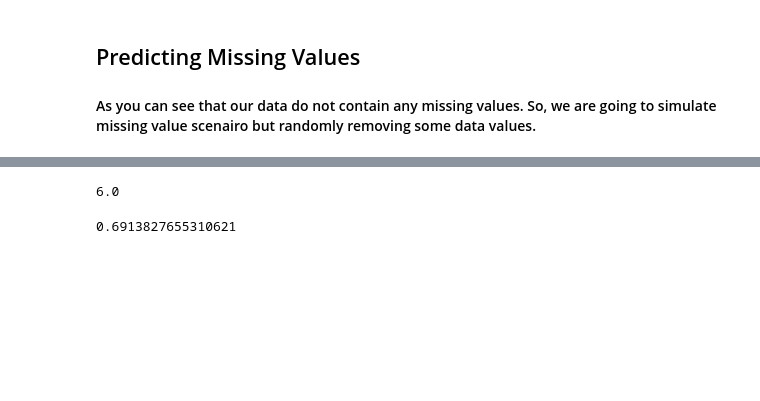
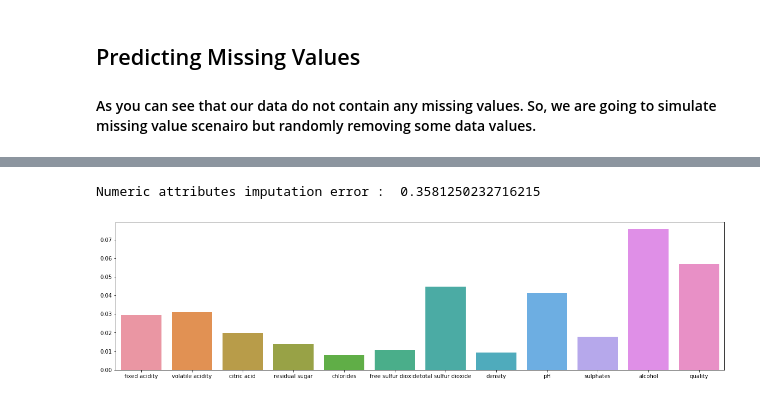
Before and after one commit to Praneethct/PredicitingMissingValues, a Jupyter notebook: wineQuality.ipynb, the cells around one changed output, grey strips where cells are left out. Saved outputs shown, nothing was run; the diff lists cells and outputs as text; code cells hidden in the pictures; blank space fills up the shorter version.

Commit message:
mean prediction

```diff
--- a/wineQuality.ipynb
+++ b/wineQuality.ipynb
@@ -135,4 +97,0 @@ error(yTest, predictions)
-# %%
-for i in range(100, 110):
-    print("Original Value : ", yTest[i])
-    print("Predicted Value : ", predictions[i])
@@ -186,8 +98,42 @@ def error(train, features, k):
-# %%
-predict(train, test[0][:-1], 30)
-# %% [output]
-6.0
-# %%
-error(train, test, 10)
-# %% [output]
-0.6913827655310621
+# %%
+def estimate_error_mean_mode(new_df, num_var, folds = 5, missing_ratio= 0.1):
+    num_error = {}
+    for i in num_var:
+        #Removing missing data
+        data = new_df[i].dropna().reset_index(drop = True)
+        #Scaling the data
+        minimum = min(data)
+        maximum = max(data)
+        transformed = (data - minimum) / (maximum - minimum)
+        org = transformed.copy()
+        error_temp = []
+        #Doings folds to get average error
+        for j in range(folds):
+            sample_index = random.sample(list(data.index), math.floor(missing_ratio * len(data)))
+            transformed[sample_index] = np.nan
+            transformed = transformed.fillna(transformed.mean())
+            error_temp.append(np.sum((org - transformed)**2)/len(sample_index))
+        num_error[i] = sum(error_temp)/folds
+
+
+    print("Numeric attributes imputation error : ", sum(num_error.values()))
+    return num_error
+# %%
+errors = estimate_error_mean_mode(wine , num_var = wine.columns, folds = 5, missing_ratio= 0.1)
+# %% [output]
+Numeric attributes imputation error :  0.3581250232716215
+# %%
+def visualizeError(errors):
+    x = []
+    y = []
+
+    for k, v in errors.items():
+        x.append(k)
+        y.append(v)
+    plt.figure(figsize = (20, 5))
+    sns.barplot(x=x, y=y)
+    plt.show()
+# %%
+visualizeError(errors)
+# %% [output]
+[figure, added]
```
Also changed, not shown: parts of 14 cells of this notebook.
